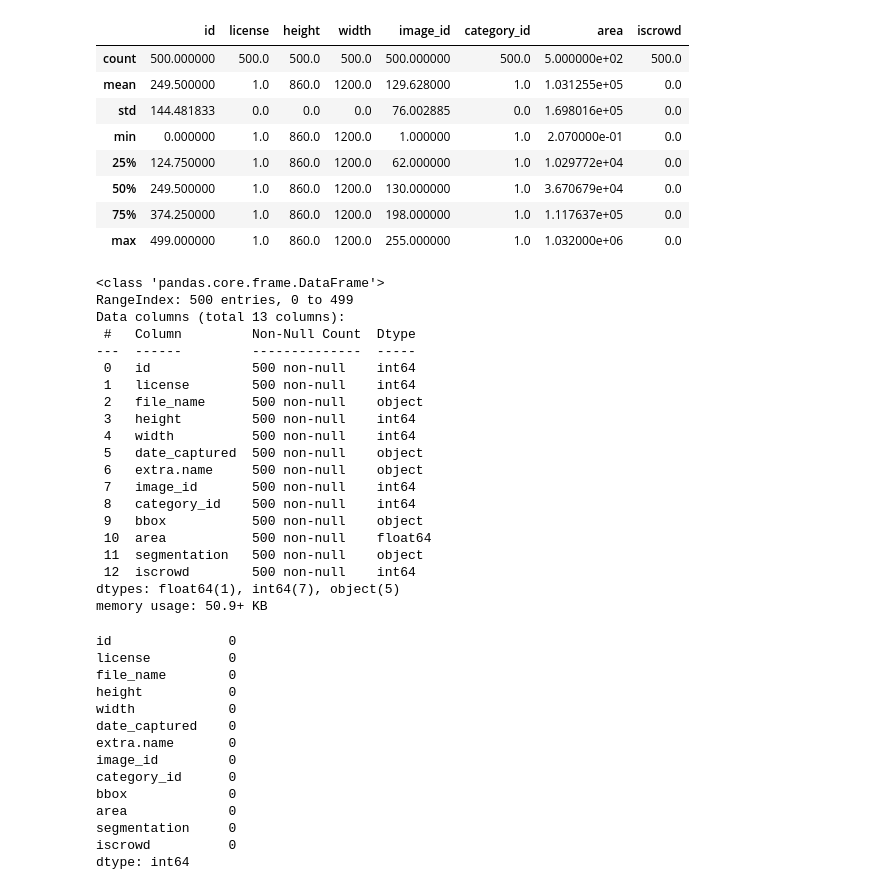
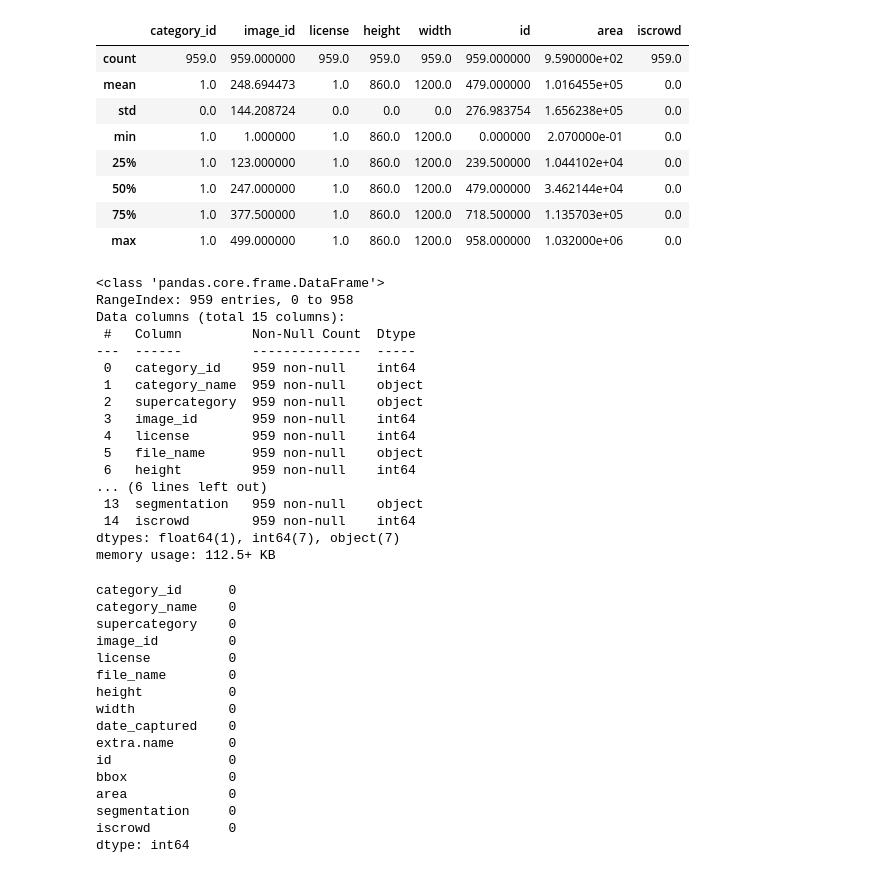
Before and after one commit to emese007/detection_incendies, a Jupyter notebook: notebooks/emese_exploration.ipynb, the cells around one changed output. Cells and saved outputs as stored; diff of their text form; code cells hidden in the pictures.

```diff
--- a/notebooks/emese_exploration.ipynb
+++ b/notebooks/emese_exploration.ipynb
@@ -4,8 +4,10 @@ import os
 sys.path.append(os.path.abspath(".."))
 # %%
 import pandas as pd
+from pathlib import Path
+import json
 from prepare_data.data_loader import load_data
 
-df = load_data("../data/raw/_annotations.coco.json")
-print(df.head())
+df_merged, json_data= load_data("../data/raw/_annotations.coco.json")
+df_merged.head()
 # %% [output]
@@ -31,51 +20,50 @@ print(df.head())
 # %%
-df.describe()
+df_merged.describe()
 # %% [output]
-|  | id | license | height | width | image_id | category_id | area | iscrowd |
-| count | 500.000000 | 500.0 | 500.0 | 500.0 | 500.000000 | 500.0 | 5.000000e+02 | 500.0 |
-| mean | 249.500000 | 1.0 | 860.0 | 1200.0 | 129.628000 | 1.0 | 1.031255e+05 | 0.0 |
-| std | 144.481833 | 0.0 | 0.0 | 0.0 | 76.002885 | 0.0 | 1.698016e+05 | 0.0 |
-| min | 0.000000 | 1.0 | 860.0 | 1200.0 | 1.000000 | 1.0 | 2.070000e-01 | 0.0 |
-| 25% | 124.750000 | 1.0 | 860.0 | 1200.0 | 62.000000 | 1.0 | 1.029772e+04 | 0.0 |
-| 50% | 249.500000 | 1.0 | 860.0 | 1200.0 | 130.000000 | 1.0 | 3.670679e+04 | 0.0 |
-| 75% | 374.250000 | 1.0 | 860.0 | 1200.0 | 198.000000 | 1.0 | 1.117637e+05 | 0.0 |
-| max | 499.000000 | 1.0 | 860.0 | 1200.0 | 255.000000 | 1.0 | 1.032000e+06 | 0.0 |
+|  | category_id | image_id | license | height | width | id | area | iscrowd |
+| count | 959.0 | 959.000000 | 959.0 | 959.0 | 959.0 | 959.000000 | 9.590000e+02 | 959.0 |
+| mean | 1.0 | 248.694473 | 1.0 | 860.0 | 1200.0 | 479.000000 | 1.016455e+05 | 0.0 |
+| std | 0.0 | 144.208724 | 0.0 | 0.0 | 0.0 | 276.983754 | 1.656238e+05 | 0.0 |
+| min | 1.0 | 1.000000 | 1.0 | 860.0 | 1200.0 | 0.000000 | 2.070000e-01 | 0.0 |
+| 25% | 1.0 | 123.000000 | 1.0 | 860.0 | 1200.0 | 239.500000 | 1.044102e+04 | 0.0 |
+| 50% | 1.0 | 247.000000 | 1.0 | 860.0 | 1200.0 | 479.000000 | 3.462144e+04 | 0.0 |
+| 75% | 1.0 | 377.500000 | 1.0 | 860.0 | 1200.0 | 718.500000 | 1.135703e+05 | 0.0 |
+| max | 1.0 | 499.000000 | 1.0 | 860.0 | 1200.0 | 958.000000 | 1.032000e+06 | 0.0 |
 # %%
-df.info()
+df_merged.info()
 # %% [output]
 <class 'pandas.core.frame.DataFrame'>
-RangeIndex: 500 entries, 0 to 499
-Data columns (total 13 columns):
+RangeIndex: 959 entries, 0 to 958
+Data columns (total 15 columns):
  #   Column         Non-Null Count  Dtype
 ---  ------         --------------  -----
- 0   id             500 non-null    int64
- 1   license        500 non-null    int64
- 2   file_name      500 non-null    object
- 3   height         500 non-null    int64
- 4   width          500 non-null    int64
- 5   date_captured  500 non-null    object
- 6   extra.name     500 non-null    object
- 7   image_id       500 non-null    int64
- 8   category_id    500 non-null    int64
- 9   bbox           500 non-null    object
- 10  area           500 non-null    float64
- 11  segmentation   500 non-null    object
- 12  iscrowd        500 non-null    int64
-dtypes: float64(1), int64(7), object(5)
-memory usage: 50.9+ KB
+ 0   category_id    959 non-null    int64
+ 1   category_name  959 non-null    object
+ 2   supercategory  959 non-null    object
+ 3   image_id       959 non-null    int64
+ 4   license        959 non-null    int64
+ 5   file_name      959 non-null    object
+ 6   height         959 non-null    int64
+... (6 lines left out)
+ 13  segmentation   959 non-null    object
+ 14  iscrowd        959 non-null    int64
+dtypes: float64(1), int64(7), object(7)
+memory usage: 112.5+ KB
 # %%
-compte_par_colonne = df.isnull().sum()
+compte_par_colonne = df_merged.isnull().sum()
 print(compte_par_colonne)
 # %% [output]
-id               0
+category_id      0
+category_name    0
+supercategory    0
+image_id         0
 license          0
 file_name        0
 height           0
 width            0
 date_captured    0
 extra.name       0
-image_id         0
-category_id      0
+id               0
 bbox             0
 area             0
 segmentation     0
```
Also changed, not shown: parts of 22 cells of this notebook, 3 other files.
